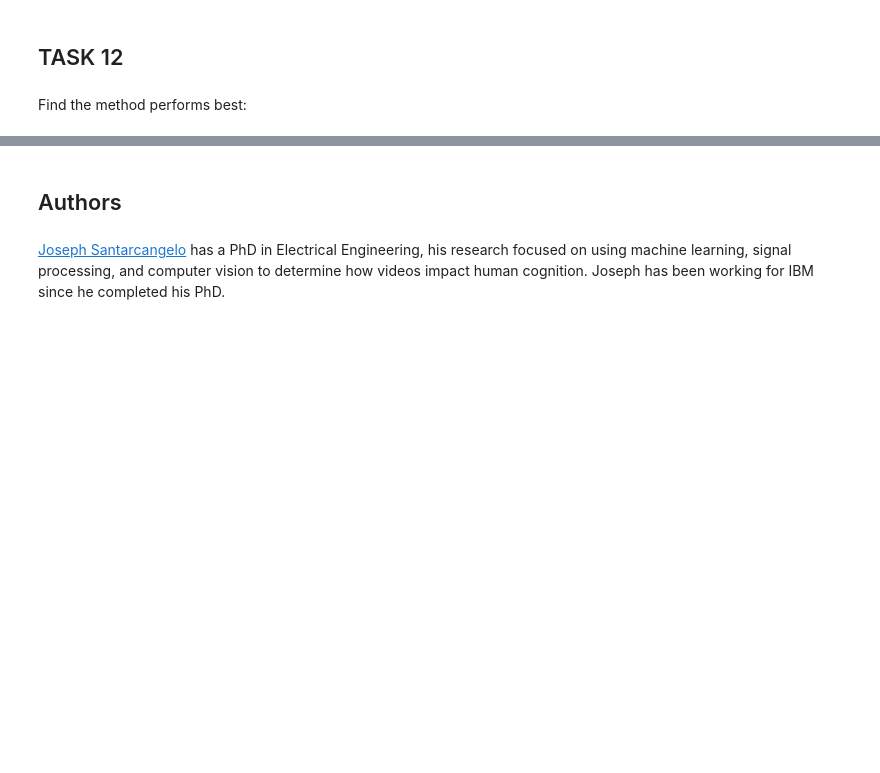
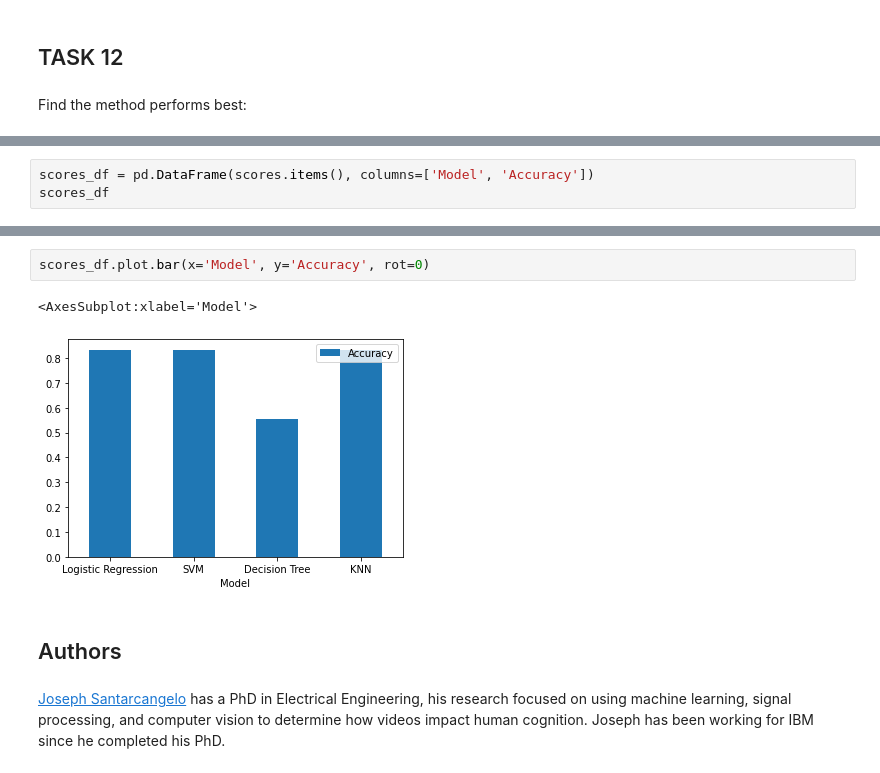
Before and after one commit to tzu-shan/coursera_spacex, a Jupyter notebook: 7_machine_learning_prediction.ipynb, the cells around one changed output, grey strips where cells are left out. Cells and saved outputs as stored; diff of their text form; blank space fills up the shorter version.

```diff
--- a/7_machine_learning_prediction.ipynb
+++ b/7_machine_learning_prediction.ipynb
@@ -336 +336,4 @@ Decision Tree : 0.6666666666666666
 KNN : 0.8333333333333334
+# %%
+scores_df = pd.DataFrame(scores.items(), columns=['Model', 'Accuracy'])
+scores_df
@@ -337,3 +346,8 @@ KNN : 0.8333333333333334
+# %%
+scores_df.plot.bar(x='Model', y='Accuracy', rot=0)
+# %% [output]
+<AxesSubplot:xlabel='Model'>
+[figure, added]
 # %% [markdown]
 ## Authors
 # %% [markdown]
```
Also changed, not shown: parts of 4 cells of this notebook.
